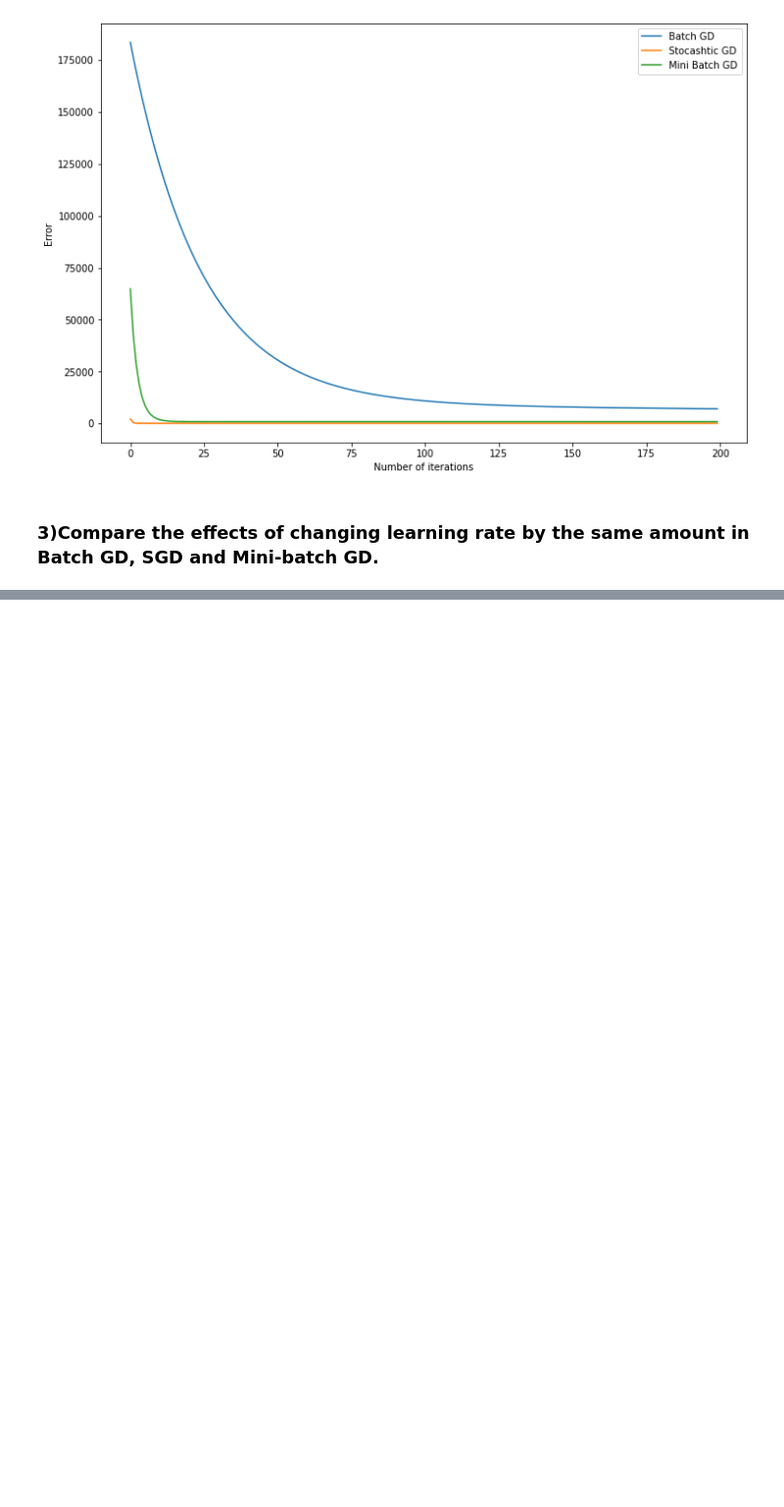
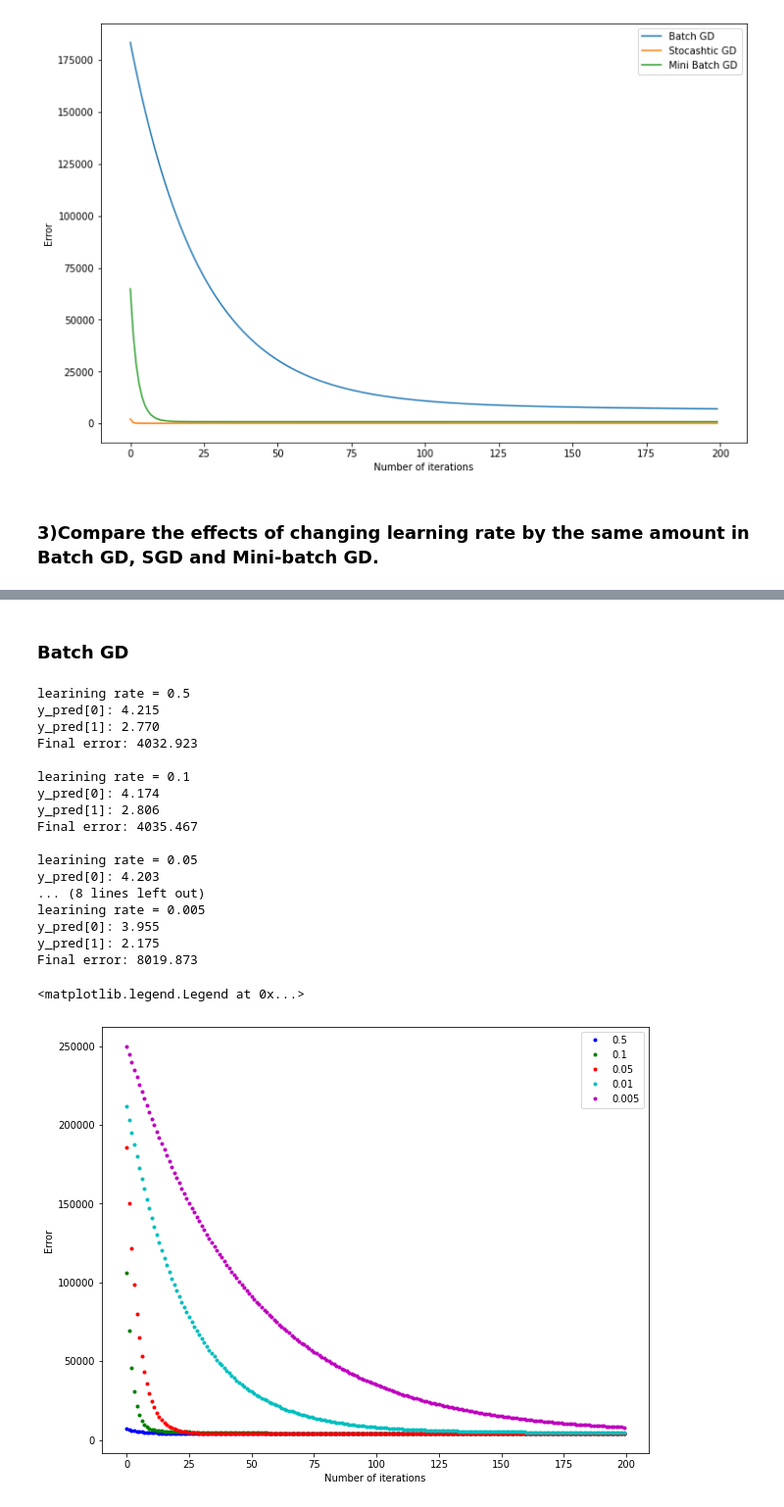
Before and after one commit to himavanth07/MachineLearning, a Jupyter notebook: Module4Lab3.ipynb, the cells around one changed output, grey strips where cells are left out. Shown at 98% size. Drawn from its saved outputs; the diff is of its cells as text; code cells hidden in the pictures; blank space fills up the shorter version.

```diff
--- a/Module4Lab3.ipynb
+++ b/Module4Lab3.ipynb
@@ -482,17 +422,0 @@ Mini-Batch GD Final error: 23128.994
-# %%
-for lr, cost_history in zip(lr_rates, cost_history_all):
-  fig, ax = plt.subplots(figsize=(10,8))
-
-  ax.set_title(f"Learning rate is {lr}")
-  ax.set_ylabel('Error')
-  ax.set_xlabel('Number of iterations')
-  y_pred = np.random.randn(2,1)
-
-  ax.plot(range(n_iter), cost_history["bgd"], label="Batch", linestyle="solid")
-  ax.plot(range(n_iter), cost_history["sgd"], label="Stocastic", linestyle="dotted")
-  ax.plot(range(n_iter), cost_history["mgd"], label="Mini-Batch", linestyle="dashed")
-
-  # plt.ylim([0, 10e6])
-
-  plt.legend()
-  plt.show()
@@ -504,0 +423,44 @@ for lr, cost_history in zip(lr_rates, cost_history_all):
+# %% [markdown]
+### Batch GD
+# %%
+lr = [0.5,0.1,0.05,0.01,0.005]
+n_iter = 200
+cost=[]
+color=['b','g','r','c','m']
+for i in lr:
+  y_pred = np.random.randn(2,1)
+  X_b = np.c_[np.ones((len(X), 1)), X]
+  y_pred, cost_history, y_pred_history = gradient_descent(X_b, y, y_pred, i, n_iter)
+  cost.append(cost_history)
+  print(f"learining rate = {i}")
+  print('y_pred[0]: {:0.3f}\ny_pred[1]: {:0.3f}'.format(y_pred[0][0], y_pred[1][0]))
+  print('Final error: {:0.3f}\n'.format(cost_history[-1]))
+
+fig, ax = plt.subplots(figsize=(10,8))
+ax.set_ylabel('Error')
+ax.set_xlabel('Number of iterations')
+y_pred = np.random.randn(2,1)
+
+for j,i, cost_history in zip(color,lr, cost):
+  ax.plot(range(n_iter), cost_history,f'{j}.', label=str(i))
+plt.legend()
+# %% [output]
+learining rate = 0.5
+y_pred[0]: 4.215
+y_pred[1]: 2.770
+Final error: 4032.923
+
+learining rate = 0.1
+y_pred[0]: 4.174
+y_pred[1]: 2.806
+Final error: 4035.467
+
+learining rate = 0.05
+y_pred[0]: 4.203
+... (8 lines left out)
+learining rate = 0.005
+y_pred[0]: 3.955
+y_pred[1]: 2.175
+Final error: 8019.873
+<matplotlib.legend.Legend at 0x...>
+[figure, added]
```
Also changed, not shown: parts of 6 cells of this notebook.
